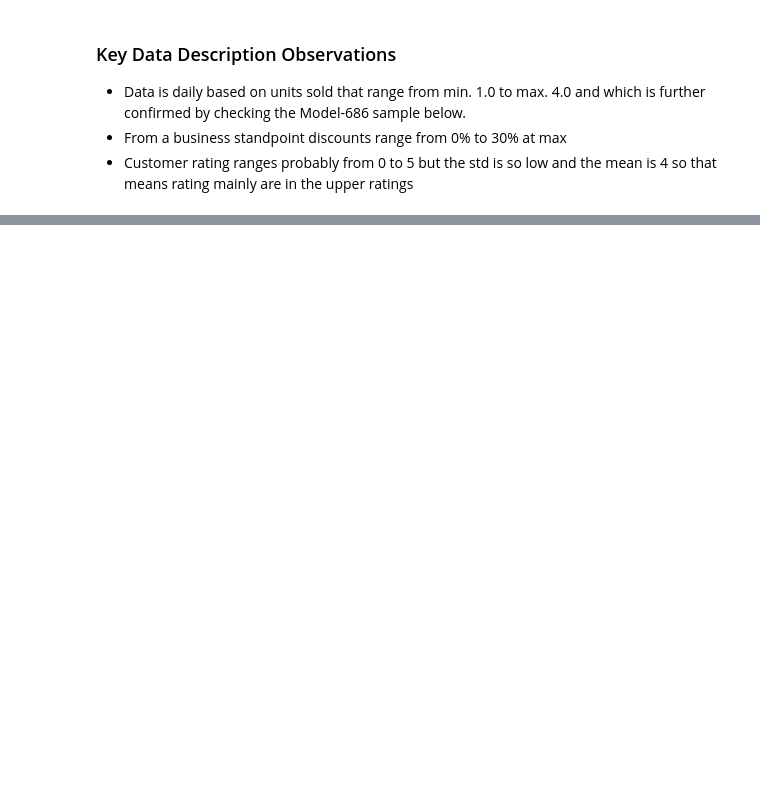
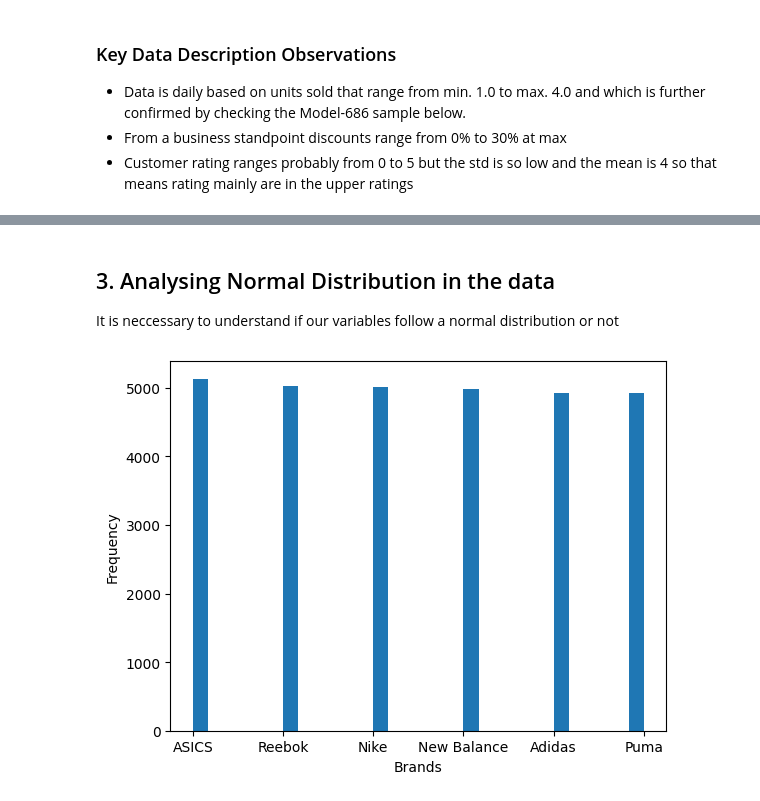
Before and after one commit to MrBigJupiter/Footwear_Sales_Analysis_2018_2026, a Jupyter notebook: Footwear Sales Analysis 2018/Jupyter Notebooks/eda.ipynb, the cells around one changed output, grey strips where cells are left out. Drawn from its saved outputs; the diff is of its cells as text; code cells hidden in the pictures; blank space fills up the shorter version.

Commit message:
Started working on visualizing the data

```diff
--- a/Footwear Sales Analysis 2018/Jupyter Notebooks/eda.ipynb
+++ b/Footwear Sales Analysis 2018/Jupyter Notebooks/eda.ipynb
@@ -93,0 +94,15 @@ df_sales[df_sales["model_name"] == "Model-686"].sample(5)
+# %%
+# Change the data type of some of the variables for memory saving purposes
+convert_dict = {
+    'brand': 'category',
+    'category': 'category',
+    'gender': 'category',
+    'color': 'category',
+    'payment_method': 'category',
+    'sales_channel': 'category',
+    'country': 'category',
+    'customer_income_level': 'category'
+}
+
+df_sales = df_sales.astype(convert_dict)
+df_sales.info()
@@ -93,0 +138,17 @@ df_sales[df_sales["model_name"] == "Model-686"].sample(5)
+# %% [markdown]
+## 3. Analysing Normal Distribution in the data
+It is neccessary to understand if our variables follow a normal distribution or not
+# %%
+# Check the normal distribution of brands
+data_to_plot = df_sales['brand']
+
+plt.hist(x=data_to_plot, bins=30)
+
+# Add x-axis and y-axis titles
+plt.xlabel('Brands')
+plt.ylabel('Frequency')
+
+# Display the plot
+plt.show()
+# %% [output]
+[figure, added]
```
Also changed, not shown: parts of 9 cells of this notebook.
